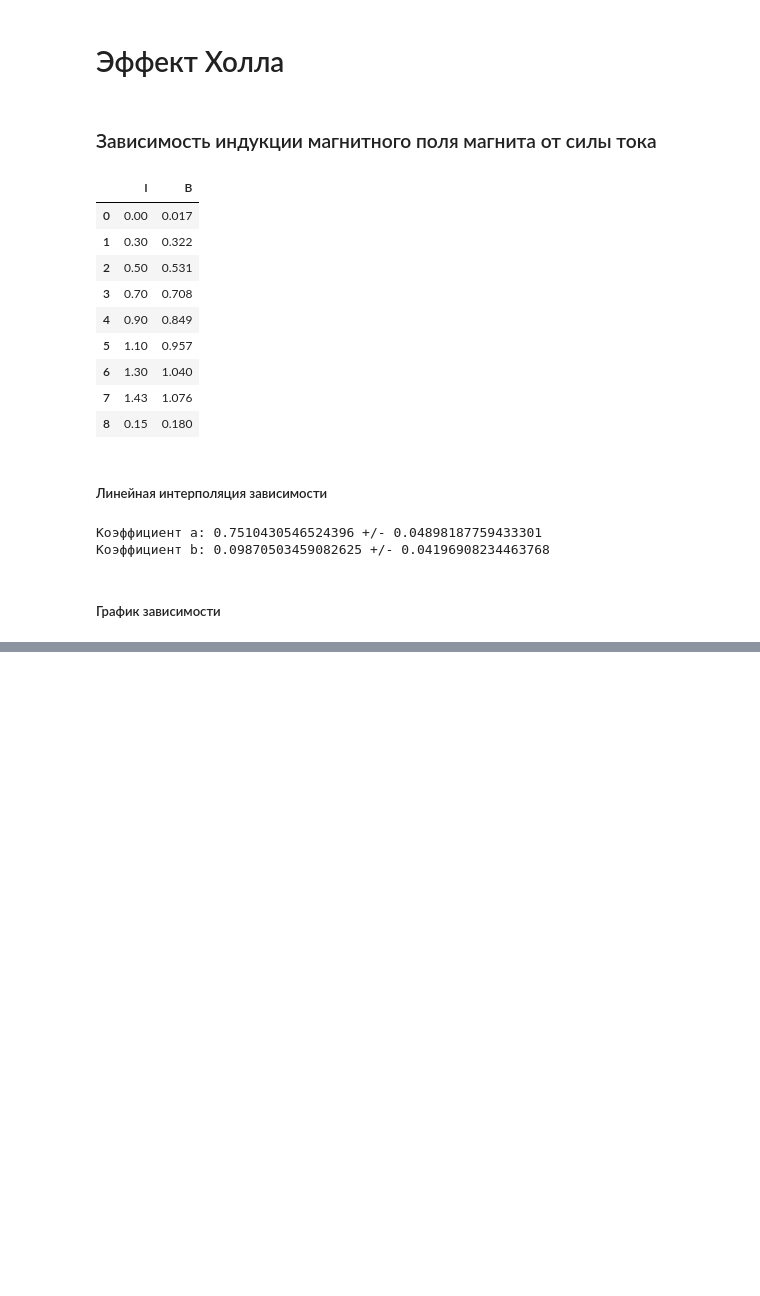
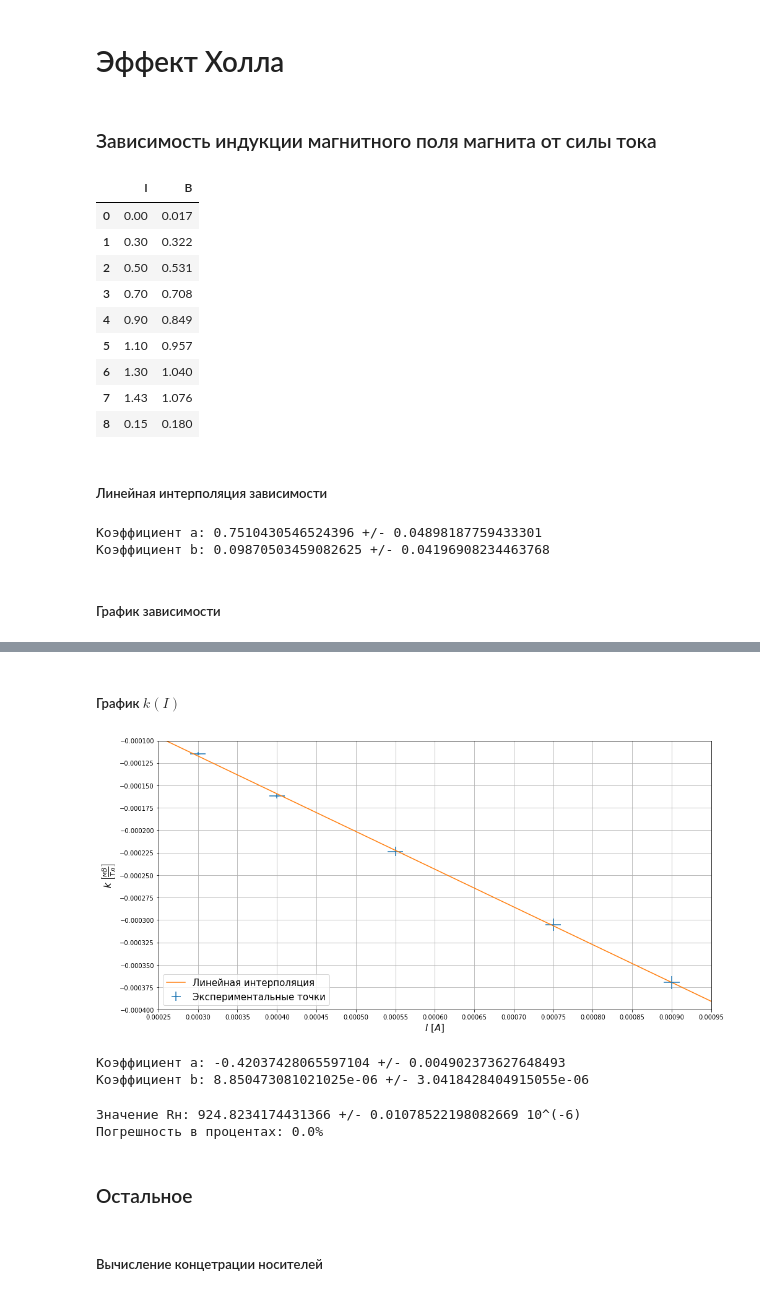
Before and after one commit to ShmakovVladimir/Labs, a Jupyter notebook: Электричество и Магнетизм/Эффект Холла/main.ipynb, the cells around one changed output, grey strips where cells are left out. Cells and saved outputs as stored; diff of their text form; code cells hidden in the pictures; blank space fills up the shorter version.

```diff
--- a/Электричество и Магнетизм/Эффект Холла/main.ipynb
+++ b/Электричество и Магнетизм/Эффект Холла/main.ipynb
@@ -62,0 +154,30 @@ plt.show()
+# %% [markdown]
+##### График $k(I)$
+# %%
+MNK_K_I = linregress(np.unique(data['I_2'].to_numpy()),[a.slope for a in MNK])
+xLine = np.linspace(0.00025,0.00095,1000)
+yLine = MNK_K_I.slope*xLine+MNK_K_I.intercept
+fig,ax = plt.subplots(figsize = (16,8))
+plt.errorbar(x = np.unique(data['I_2'].to_numpy()),
+            xerr = [0.01*np.power(0.1,3)]*len(np.unique(data['I_2'].to_numpy())),
+            y = [a.slope for a in MNK],
+            yerr = [a.stderr for a in MNK],
+            fmt = '_',
+            label = 'Экспериментальные точки')
+plt.plot(xLine,yLine,label = 'Линейная интерполяция')
+plt.grid()
+plt.xticks(np.arange(2.5,10,0.5)*np.power(0.1,4))
+plt.xlabel(r'$ I  \ [А] $',fontsize = 15)
+plt.ylabel(r'$ k \ \left[\frac{мВ}{Тл}\right] $',fontsize = 15)
+plt.legend(loc = 'lower left',fontsize = 15)
+plt.yticks(np.arange(-4,-0.5,0.25)*np.power(0.1,4))
+plt.xlim(0.00025,0.00095)
+plt.ylim((-0.0004,-0.0001))
+plt.show()
+# %% [output]
+[figure, added]
+# %%
+printLineCoefficients(MNK_K_I)
+# %% [output]
+Коэффициент a: -0.42037428065597104 +/- 0.004902373627648493
+Коэффициент b: 8.850473081021025e-06 +/- 3.0418428404915055e-06
@@ -62,0 +188,12 @@ plt.show()
+# %%
+Rx_n = (-1)*MNK_K_I.slope*a_n
+RxError_n = abs(MNK_K_I.stderr*a_n)
+print("Значение Rн: "+str(Rx_n*np.power(10,6))+" +/- "+str(RxError_n*np.power(10,6))+" 10^(-6)")
+print("Погрешность в процентах: "+str(round(abs(100*RxError_n/Rx_n),2))+"%")
+# %% [output]
+Значение Rн: 924.8234174431366 +/- 0.01078522198082669 10^(-6)
+Погрешность в процентах: 0.0%
+# %% [markdown]
+### Остальное
+# %% [markdown]
+##### Вычисление концетрации носителей
```
Also changed, not shown: parts of 12 cells of this notebook, 3 other files.
